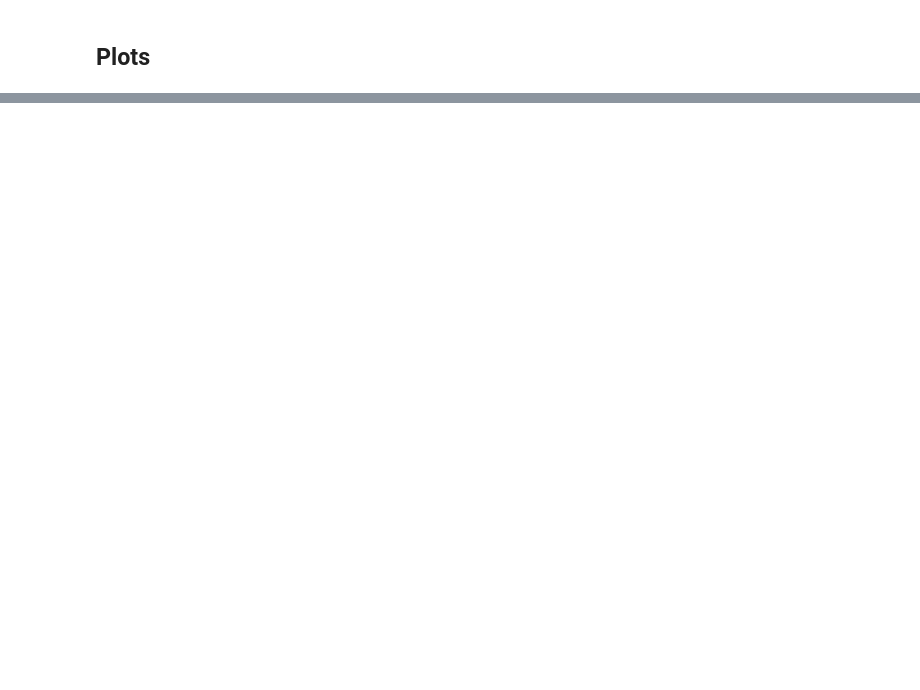
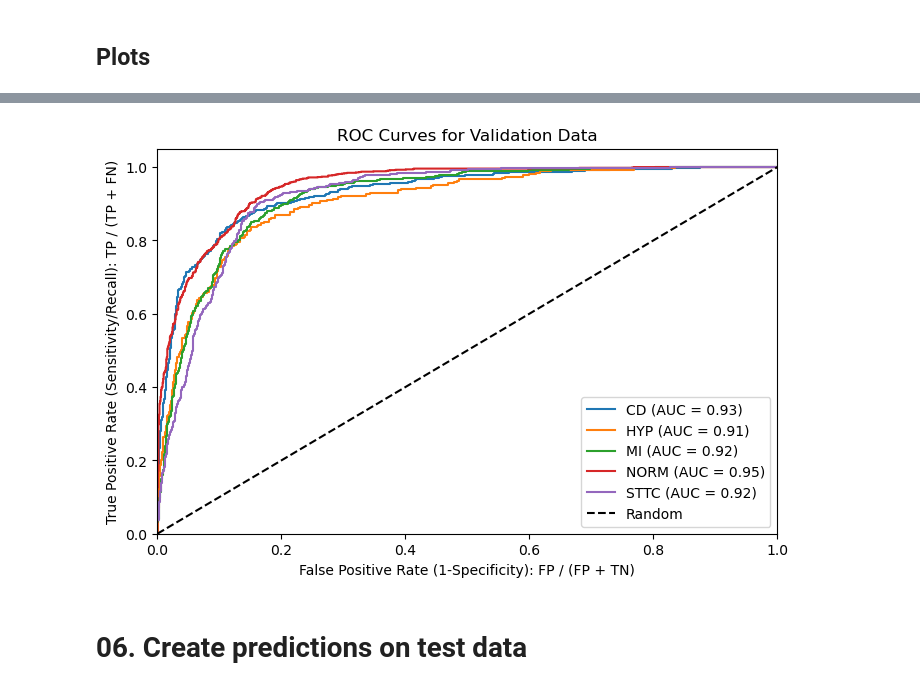
Before and after one commit to AliceKitchkin/ECG_Classification, a Jupyter notebook: ecg_benchmarking_repo/code/ecg_classification.ipynb, the cells around one changed output, grey strips where cells are left out. Cells and saved outputs as stored; diff of their text form; code cells hidden in the pictures; blank space fills up the shorter version.

```diff
--- a/ecg_benchmarking_repo/code/ecg_classification.ipynb
+++ b/ecg_benchmarking_repo/code/ecg_classification.ipynb
@@ -337,4 +406,5 @@ else:
 
 Calling `model.fit` of a model with `pretrained=True` will perform finetuning as proposed in our work i.e. **gradual unfreezing and discriminative learning rates**.
 # %%
-#model.fit(X_train, y_train, X_val, y_val)
+# 1. Model erstellen und trainieren
+model.fit(X_train, y_train, X_val, y_val)
@@ -439,18 +572,36 @@ plot_confusion_matrices(y_val_binary, y_pred_binary, class_names, None)
 # %%
-%matplotlib inline
+def plot_roc_curves(y_true, y_pred_prob, class_names, title="ROC Curves for All Classes", figsize=(8, 5)):
+    # import matplotlib.pyplot as plt
+    # from sklearn.metrics import roc_curve, auc
 
-plt.figure(figsize=(8, 5))
+    plt.figure(figsize=figsize)
 
-for i in range(num_classes):
-    fpr, tpr, _ = roc_curve(y_val[:, i], y_val_pred[:, i])
-    roc_auc = auc(fpr, tpr)
-    plt.plot(fpr, tpr, label=f'{class_names[i]} (AUC = {roc_auc:.2f})')
+    auc_scores = {}
 
-plt.plot([0, 1], [0, 1], 'k--', label='Random')
-plt.xlim([0.0, 1.0])
-plt.ylim([0.0, 1.05])
-plt.xlabel('True Positive Rate (Sensitivity/Recall): TP / (TP + FN)')
-plt.ylabel('False Positive Rate (Specificity): FP / (FP + TN)')
-plt.title('ROC Curves for All Classes')
-plt.legend()
-plt.show()
+    for i in range(len(class_names)):
+        fpr, tpr, _ = roc_curve(y_true[:, i], y_pred_prob[:, i])
+        roc_auc = auc(fpr, tpr)
+        auc_scores[class_names[i]] = roc_auc
+        plt.plot(fpr, tpr, label=f'{class_names[i]} (AUC = {roc_auc:.2f})')
+
+    plt.plot([0, 1], [0, 1], 'k--', label='Random')
+    plt.xlim([0.0, 1.0])
+    plt.ylim([0.0, 1.05])
+    plt.xlabel('False Positive Rate (1-Specificity): FP / (FP + TN)')
+    plt.ylabel('True Positive Rate (Sensitivity/Recall): TP / (TP + FN)')
+    plt.title(title)
+    plt.legend()
+    plt.show()
+
+    return auc_scores
+# %%
+auc_scores_val = plot_roc_curves(
+    y_true=y_val,
+    y_pred_prob=y_val_pred,
+    class_names=class_names,
+    title="ROC Curves for Validation Data"
+)
+# %% [output]
+[figure, added]
+# %% [markdown]
+# 06. Create predictions on test data
```
Also changed, not shown: parts of 33 cells of this notebook, 15 other files.
